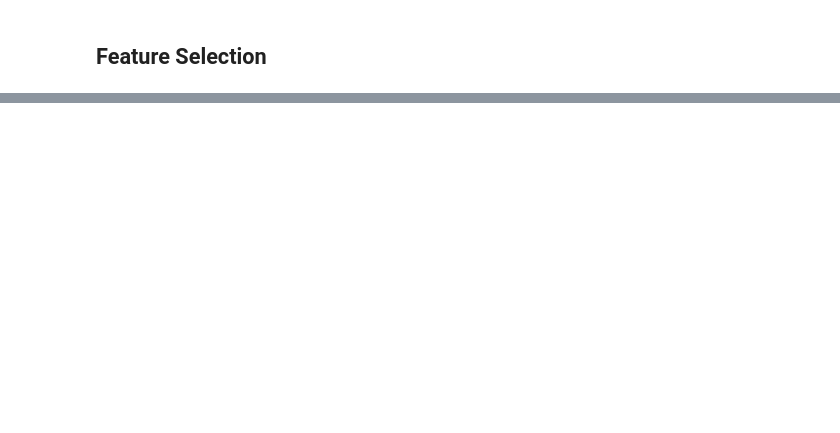
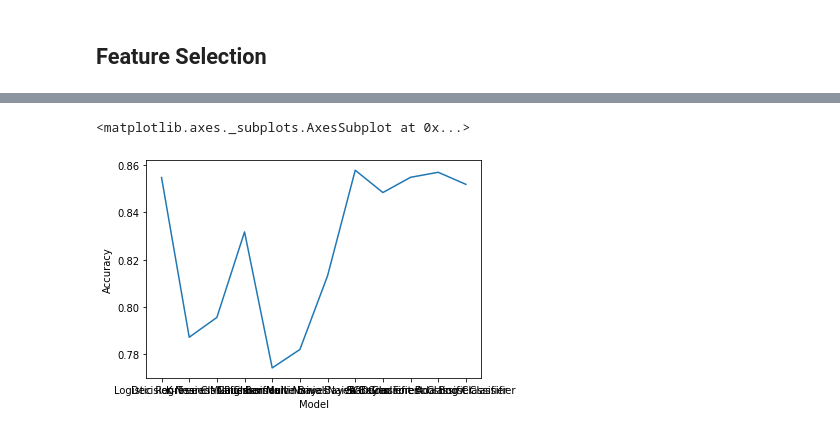
Before and after one commit to wyewlee/ML-Ass-Weather-Prediction, a Jupyter notebook: Copy_of_ML_Assignment.ipynb, the cells around one changed output, grey strips where cells are left out. Saved outputs shown, nothing was run; the diff lists cells and outputs as text; code cells hidden in the pictures; blank space fills up the shorter version.

```diff
--- a/Copy_of_ML_Assignment.ipynb
+++ b/Copy_of_ML_Assignment.ipynb
@@ -1343,3 +1333,8 @@ plt.show()
+# %%
+sns.lineplot(data=pf1, x="Model", y="Accuracy", sort=True)
+# %% [output]
+<matplotlib.axes._subplots.AxesSubplot at 0x...>
+[figure, added]
 # %%
 # from numpy import interp
 # from sklearn.metrics import auc, average_precision_score, roc_curve, precision_recall_curve
```
Also changed, not shown: parts of 12 cells of this notebook.
